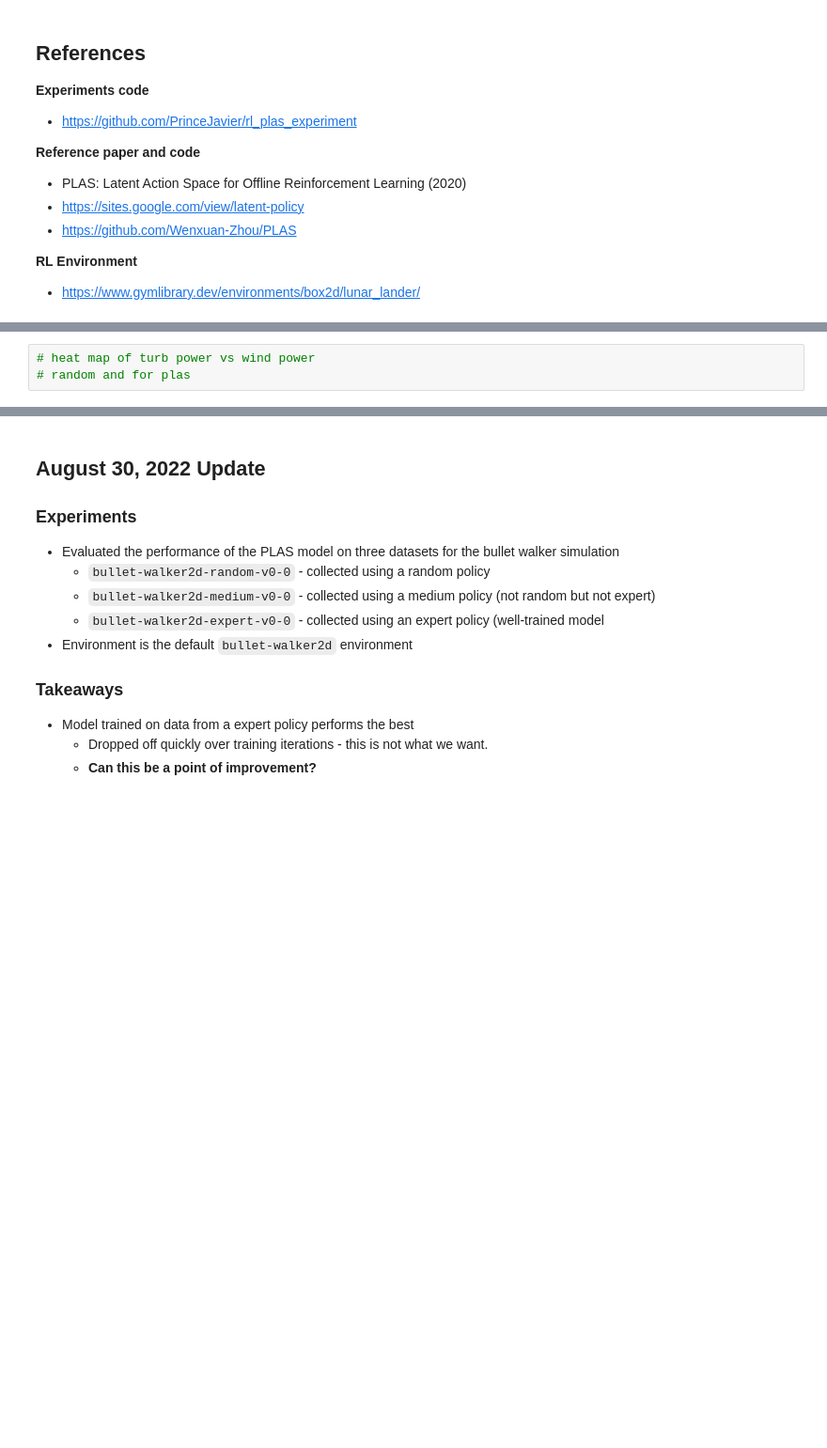
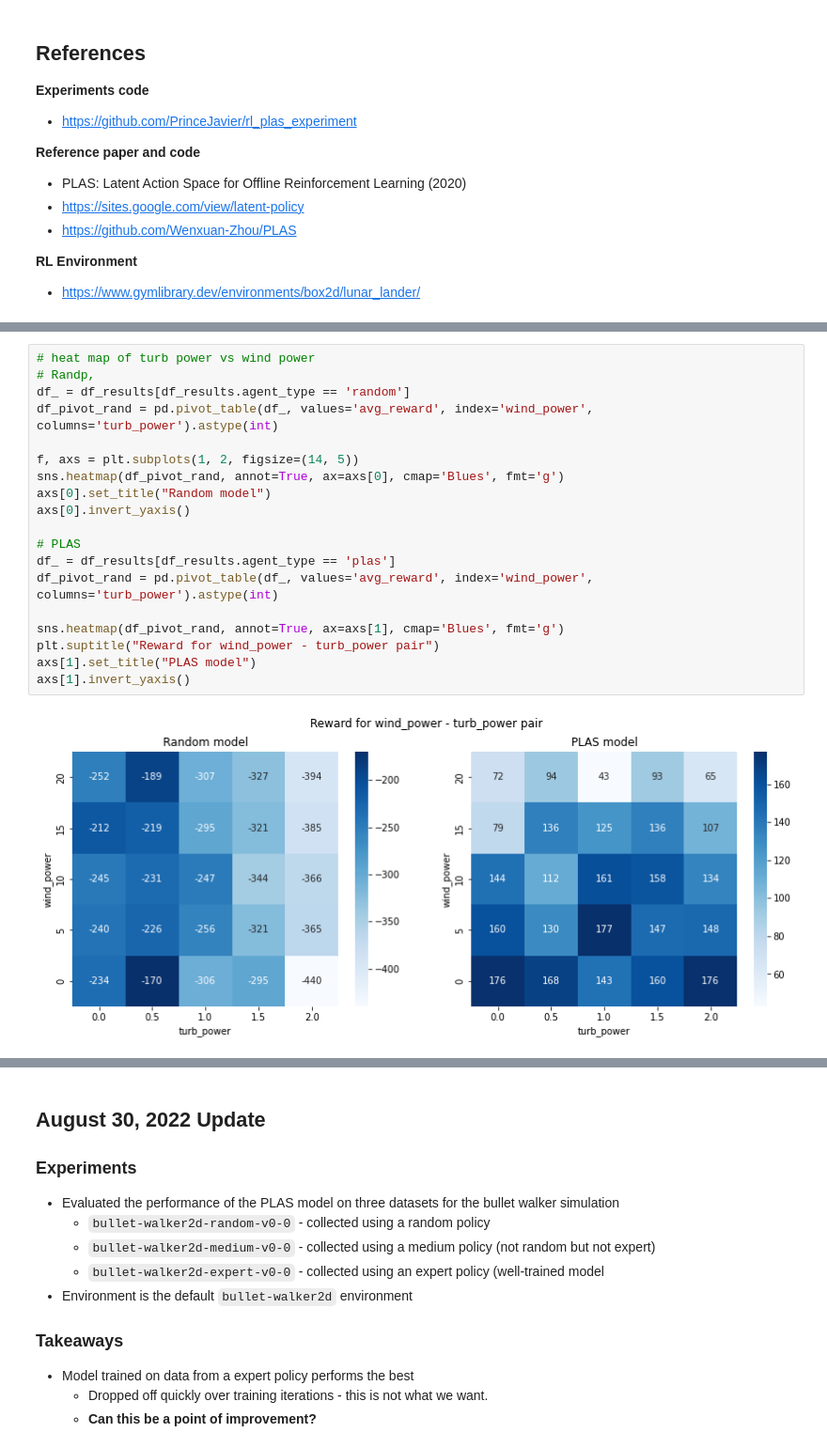
Before and after one commit to PrinceJavier/rl_plas_experiment, a Jupyter notebook: experiments_report.ipynb, the cells around one changed output, grey strips where cells are left out. Shown at 94% size. Drawn from its saved outputs; the diff is of its cells as text; blank space fills up the shorter version.

```diff
--- a/experiments_report.ipynb
+++ b/experiments_report.ipynb
@@ -81,5 +116,23 @@ df_results
 # %%
 # heat map of turb power vs wind power
-# random and for plas
+# Randp,
+df_ = df_results[df_results.agent_type == 'random']
+df_pivot_rand = pd.pivot_table(df_, values='avg_reward', index='wind_power', columns='turb_power').astype(int)
+
+f, axs = plt.subplots(1, 2, figsize=(14, 5))
+sns.heatmap(df_pivot_rand, annot=True, ax=axs[0], cmap='Blues', fmt='g')
+axs[0].set_title("Random model")
+axs[0].invert_yaxis()
+
+# PLAS
+df_ = df_results[df_results.agent_type == 'plas']
+df_pivot_rand = pd.pivot_table(df_, values='avg_reward', index='wind_power', columns='turb_power').astype(int)
+
+sns.heatmap(df_pivot_rand, annot=True, ax=axs[1], cmap='Blues', fmt='g')
+plt.suptitle("Reward for wind_power - turb_power pair")
+axs[1].set_title("PLAS model")
+axs[1].invert_yaxis()
+# %% [output]
+[figure, added]
 # %% [markdown]
 ### Baseline environment (`w=5`, `t=1`)
```
Also changed, not shown: parts of 10 cells of this notebook, 52 other files.
